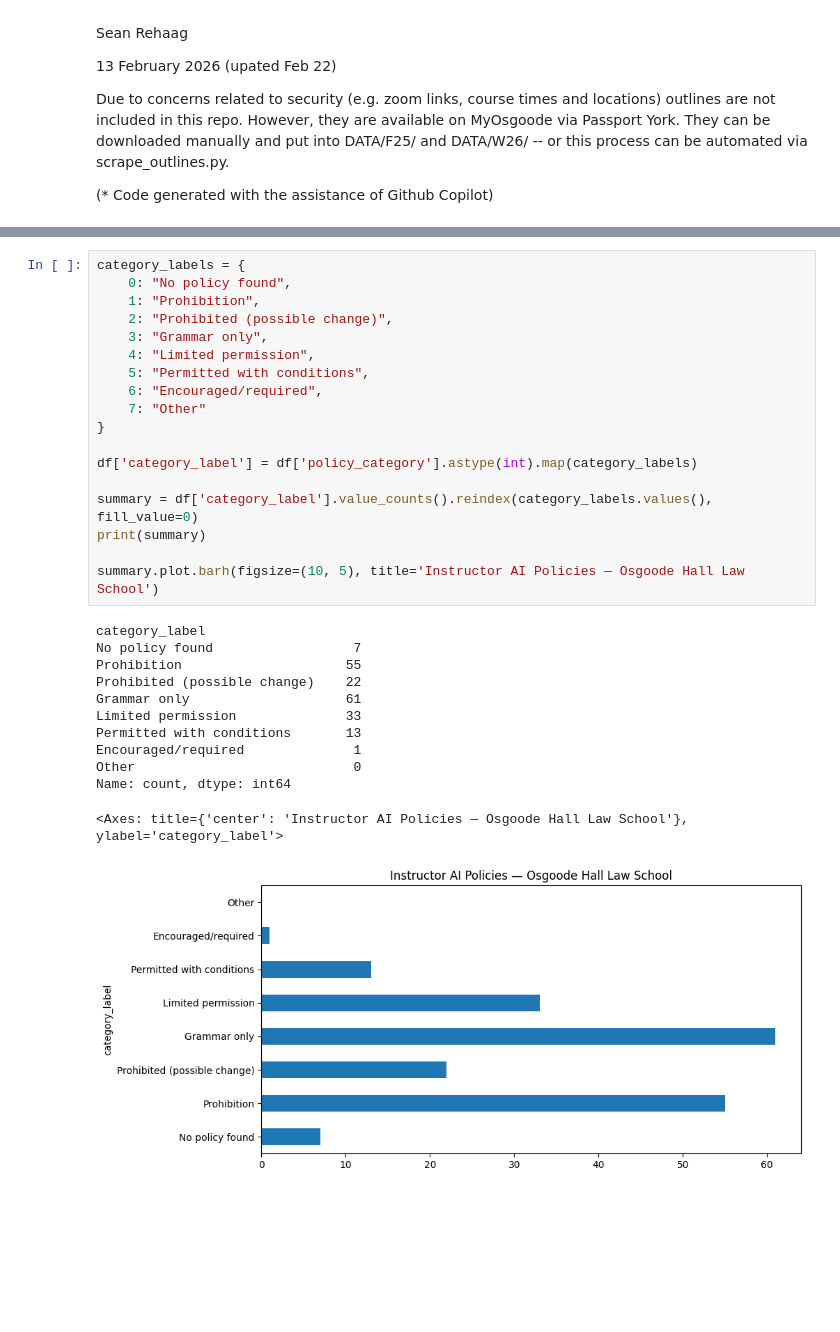
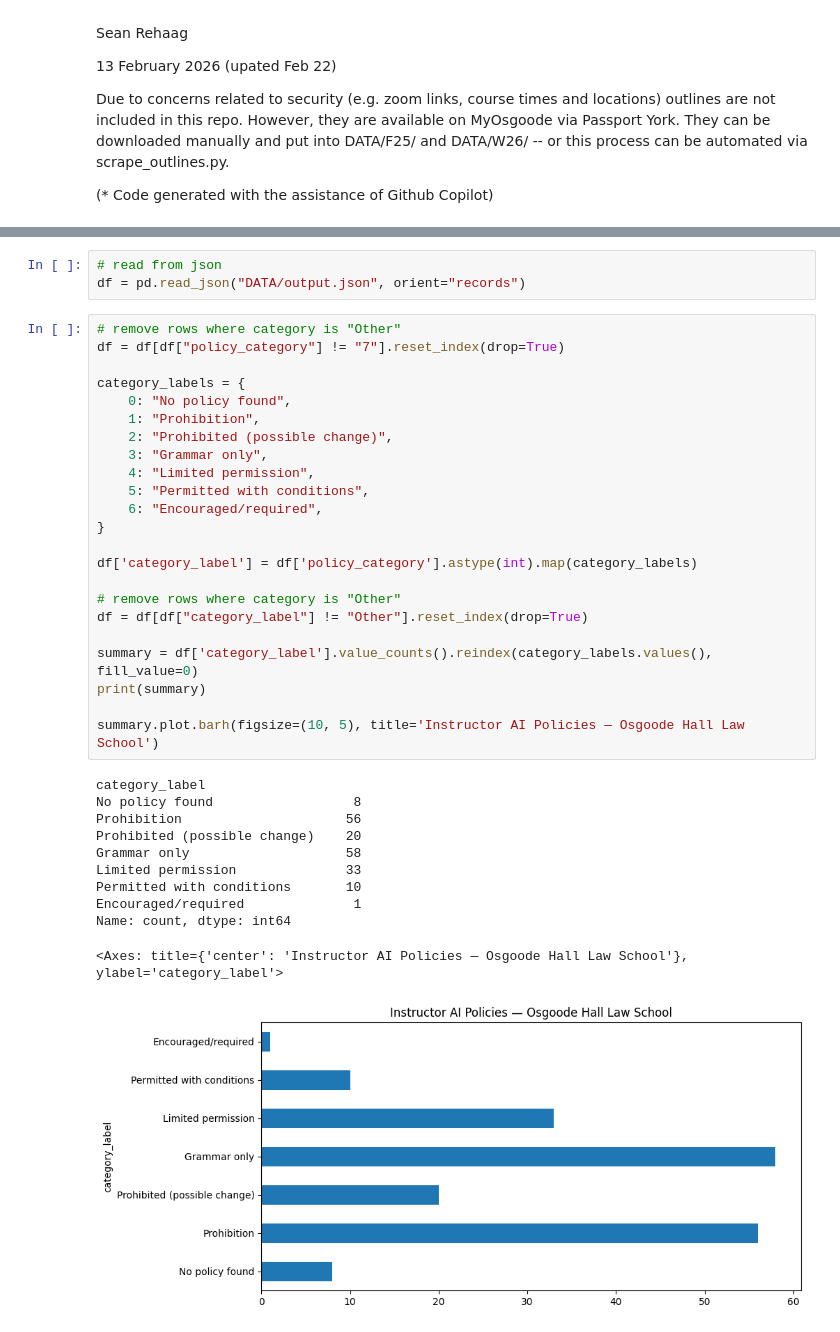
Before and after one commit to srehaag/oz_course_outlines_25_26, a Jupyter notebook: ai_policies.ipynb, the cells around one changed output, grey strips where cells are left out. Saved outputs shown, nothing was run; the diff lists cells and outputs as text; blank space fills up the shorter version.

Commit message:
updated course outlines data

```diff
--- a/ai_policies.ipynb
+++ b/ai_policies.ipynb
@@ -184,34 +187,41 @@ df["policy_category"] = df["text"].apply(
 
 # export df to json indent 4
 df.to_json("DATA/output.json", orient="records", indent=4)
+# %%
+# read from json
+df = pd.read_json("DATA/output.json", orient="records")
 # %%
+# remove rows where category is "Other"
+df = df[df["policy_category"] != "7"].reset_index(drop=True)
+
 category_labels = {
     0: "No policy found",
     1: "Prohibition",
     2: "Prohibited (possible change)",
     3: "Grammar only",
     4: "Limited permission",
     5: "Permitted with conditions",
     6: "Encouraged/required",
-    7: "Other"
 }
 
 df['category_label'] = df['policy_category'].astype(int).map(category_labels)
+
+# remove rows where category is "Other"
+df = df[df["category_label"] != "Other"].reset_index(drop=True)
 
 summary = df['category_label'].value_counts().reindex(category_labels.values(), fill_value=0)
 print(summary)
 
 summary.plot.barh(figsize=(10, 5), title='Instructor AI Policies — Osgoode Hall Law School')
 # %% [output]
 category_label
-No policy found                  7
-Prohibition                     55
-Prohibited (possible change)    22
-Grammar only                    61
+No policy found                  8
+Prohibition                     56
+Prohibited (possible change)    20
+Grammar only                    58
 Limited permission              33
-Permitted with conditions       13
+Permitted with conditions       10
 Encouraged/required              1
-Other                            0
 Name: count, dtype: int64
 <Axes: title={'center': 'Instructor AI Policies — Osgoode Hall Law School'}, ylabel='category_label'>
-[figure, old version]
+[figure, new version]
```
Also changed, not shown: parts of 4 cells of this notebook.
